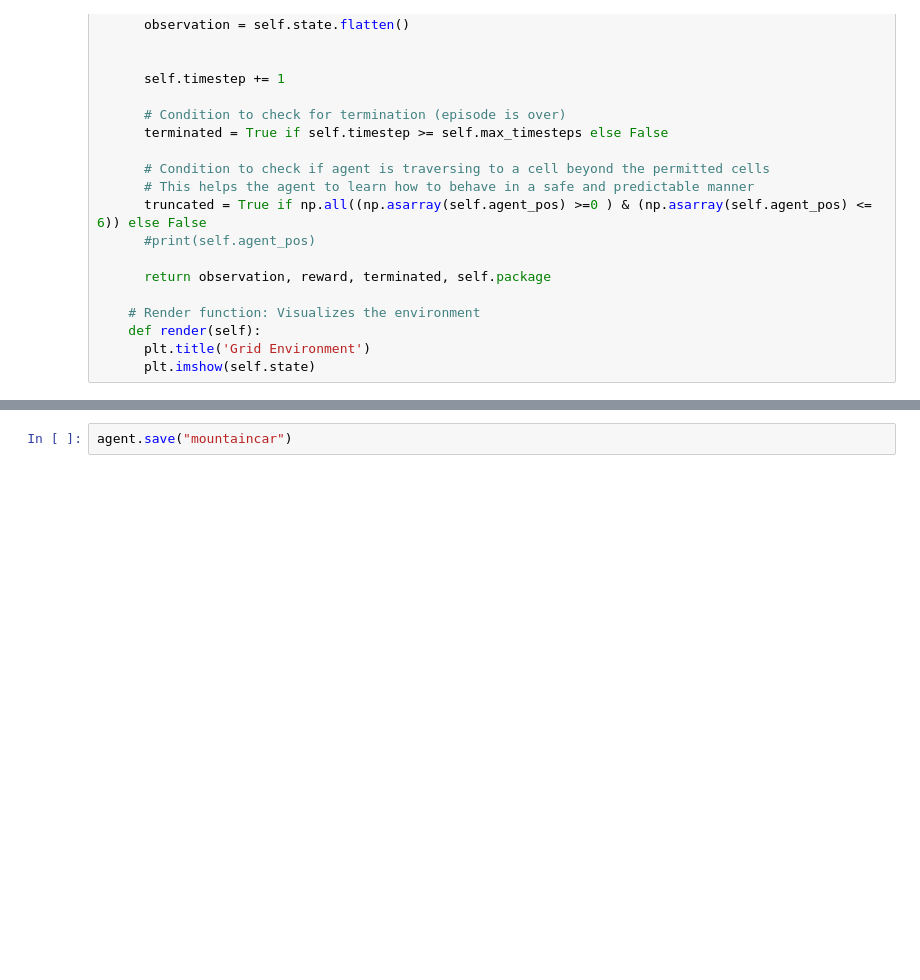
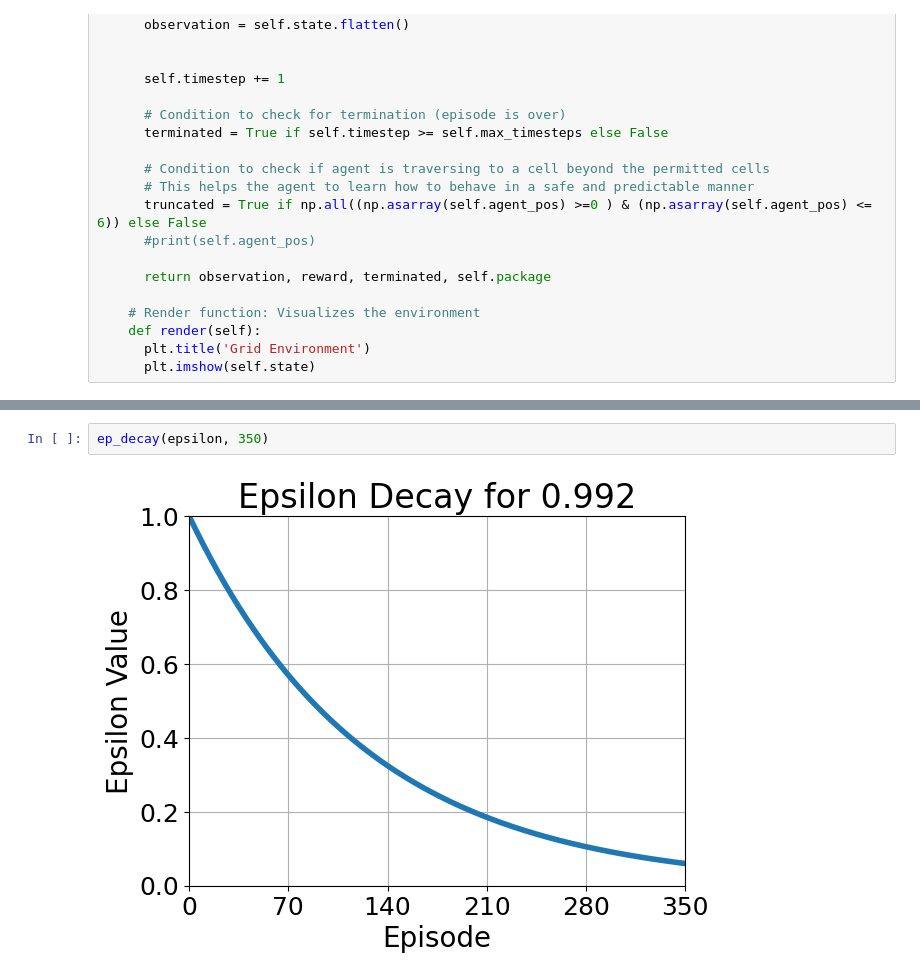
Before and after one commit to awseq12/assigment2, a Jupyter notebook: checkpoint2/DQN_grid_world.ipynb, the cells around one changed output, grey strips where cells are left out. Drawn from its saved outputs; the diff is of its cells as text; blank space fills up the shorter version.

```diff
--- a/checkpoint2/DQN_grid_world.ipynb
+++ b/checkpoint2/DQN_grid_world.ipynb
@@ -339,2 +339,4 @@ ep_decay(epsilon, episodes)
-# %%
-agent.save("mountaincar")
+# %%
+ep_decay(epsilon, 350)
+# %% [output]
+[figure, added]
```
Also changed, not shown: parts of 5 cells of this notebook, 3 other files.
